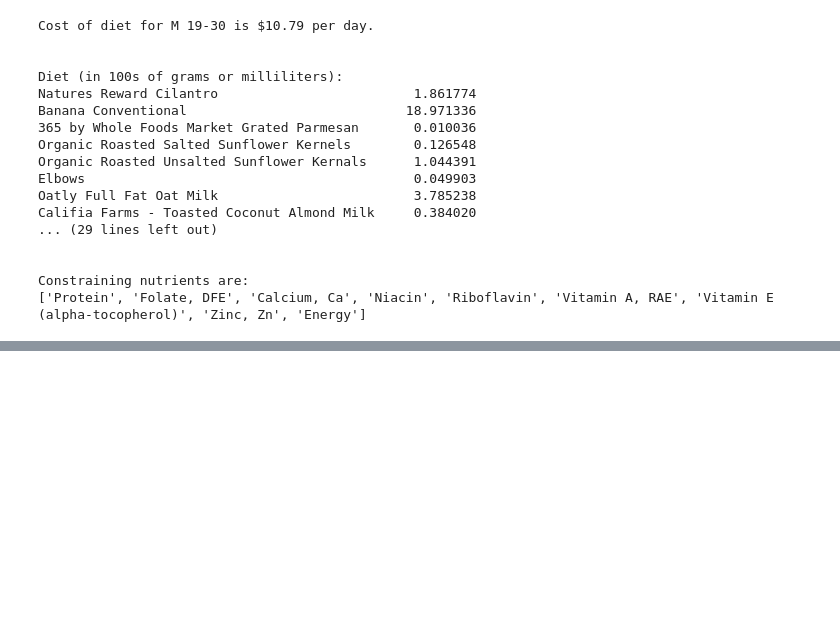
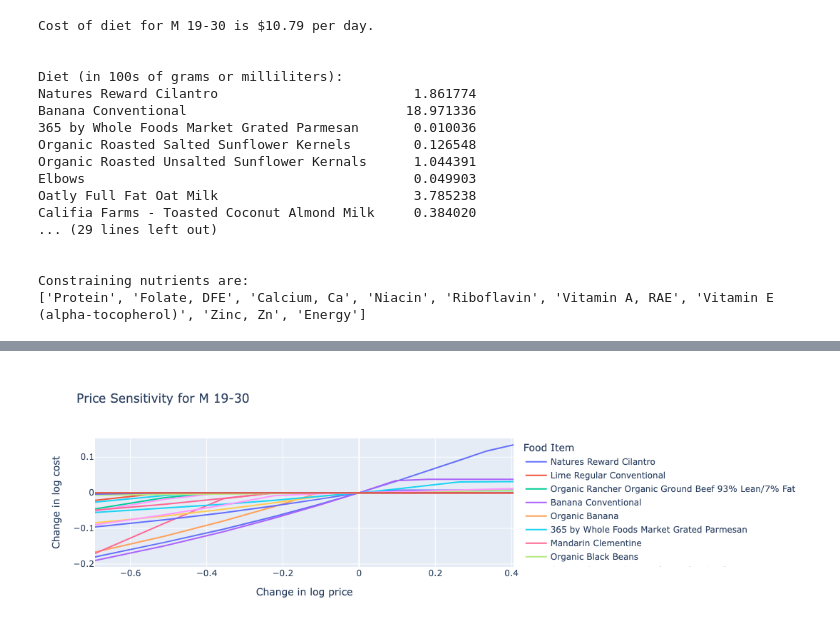
Before and after one commit to marcaina16/EEP-153---Project-2, a Jupyter notebook: proj2_notebook.ipynb, the cells around one changed output, grey strips where cells are left out. Saved outputs shown, nothing was run; the diff lists cells and outputs as text; code cells hidden in the pictures; blank space fills up the shorter version.

Commit message:
Sensitivity Part Added and Completed

```diff
--- a/proj2_notebook.ipynb
+++ b/proj2_notebook.ipynb
@@ -619,0 +630,28 @@ Constraining nutrients are:
+# %%
+scale = [.5,.6,.7,.8,.9,1.,1.1,1.2,1.3,1.4,1.5]
+
+cost0 = solve_subsistence_problem(FoodNutrients,Prices,diet_min[group],diet_max[group],tol=tol).fun
+
+Price_response={}
+for s in scale:
+    cost = {}
+    for i,p in enumerate(Prices):
+        my_p = Prices.copy()
+        my_p.iloc[i] = p*s
+        result = solve_subsistence_problem(FoodNutrients,my_p,diet_min[group],diet_max[group],tol=tol)
+        cost[Prices.index[i]] = np.log(result.fun/cost0)
+    Price_response[np.log(s)] = cost
+
+Price_response = pd.DataFrame(Price_response).T
+# This would not be ideal since we have ~180 Food Items
+#Price_response.plot(labels=dict(index='change in log price',value='change in log cost'))
+
+# This would only show the Food Items that featured in the solution
+is_changing = (Price_response.abs().max() > 0)
+filtered_response = Price_response.loc[:, is_changing]
+filtered_response.plot(
+    labels=dict(index='Change in log price', value='Change in log cost', variable='Food Item'),
+    title=f"Price Sensitivity for {group}"
+)
+# %% [output]
+[figure, added]
```
Also changed, not shown: parts of 10 cells of this notebook.
